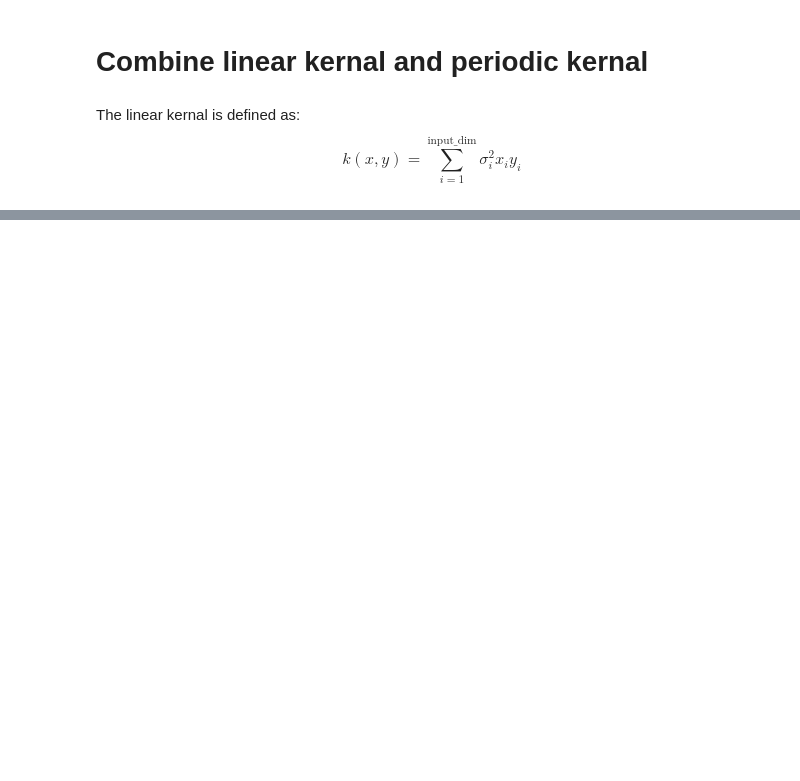
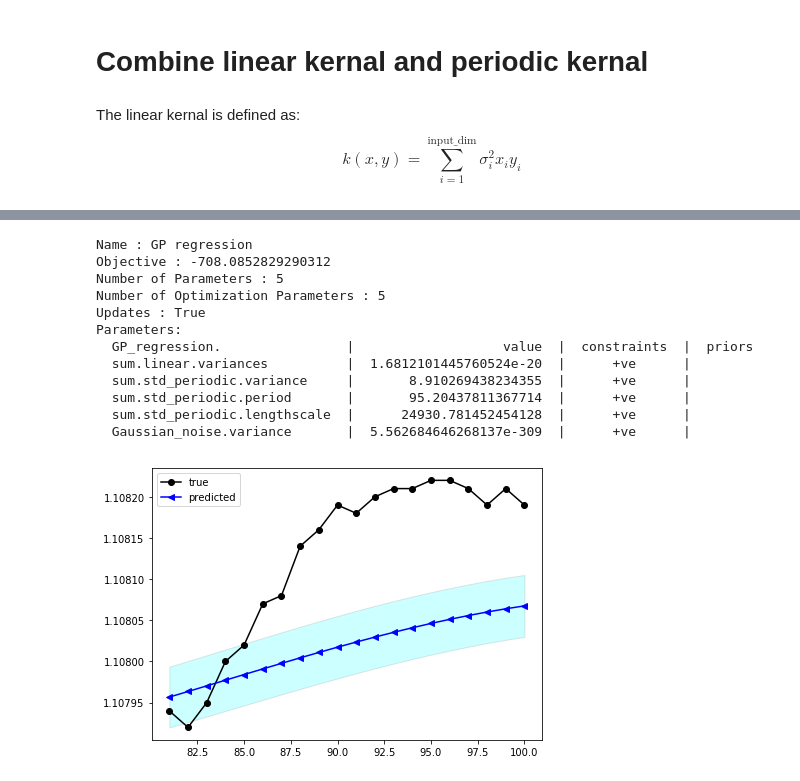
Before and after one commit to edchangy11/GP_trading, a Jupyter notebook: Combine different kernels in GP.ipynb, the cells around one changed output, grey strips where cells are left out. Saved outputs shown, nothing was run; the diff lists cells and outputs as text; code cells hidden in the pictures; blank space fills up the shorter version.

```diff
--- a/Combine different kernels in GP.ipynb
+++ b/Combine different kernels in GP.ipynb
@@ -263,10 +560,24 @@ plot_fit(xtr, ytr, mu, var,output_path=output_path,img_id=img_id)
 # %%
 print(m)
 X_star=xtr_train
 Y_star=ytr_train
 mu,var = m.predict(xtr)
-img_id='RBF+periodical_prediction'
+img_id='linear+periodical_prediction'
 plot_fit(xtr[80:,:], ytr[80:,:], mu[80:,:], var[80:,:],output_path=output_path,img_id=img_id)
+# %% [output]
+Name : GP regression
+Objective : -708.0852829290312
+Number of Parameters : 5
+Number of Optimization Parameters : 5
+Updates : True
+Parameters:
+  GP_regression.                |                   value  |  constraints  |  priors
+  sum.linear.variances          |  1.6812101445760524e-20  |      +ve      |
+  sum.std_periodic.variance     |       8.910269438234355  |      +ve      |
+  sum.std_periodic.period       |       95.20437811367714  |      +ve      |
+  sum.std_periodic.lengthscale  |      24930.781452454128  |      +ve      |
+  Gaussian_noise.variance       |  5.562684646268137e-309  |      +ve      |
+[figure, added]
 # %%
 #X_extrap=np.linspace(1,200,200)[:,None]
 #mu,var = m.predict(X_extrap)
```
Also changed, not shown: parts of 23 cells of this notebook.
